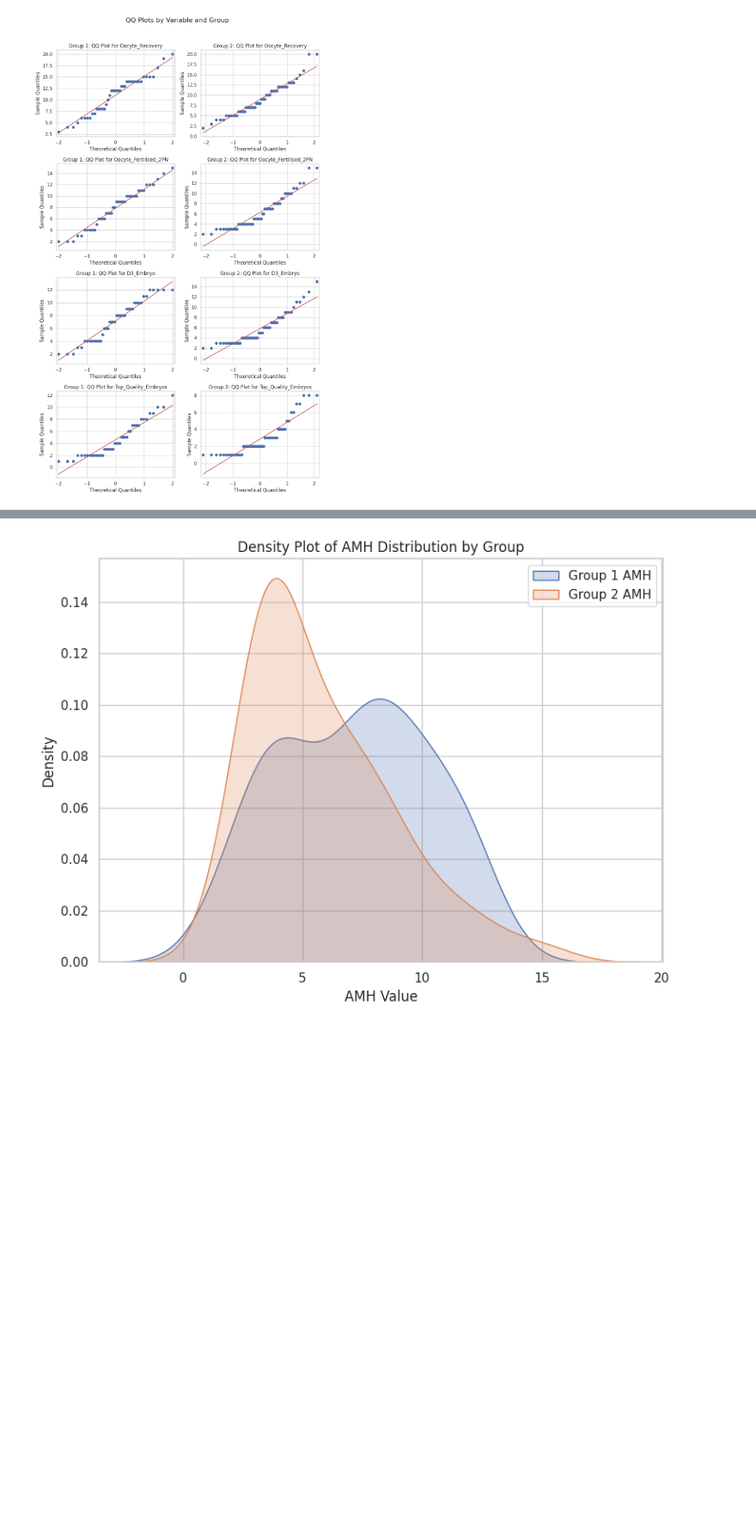
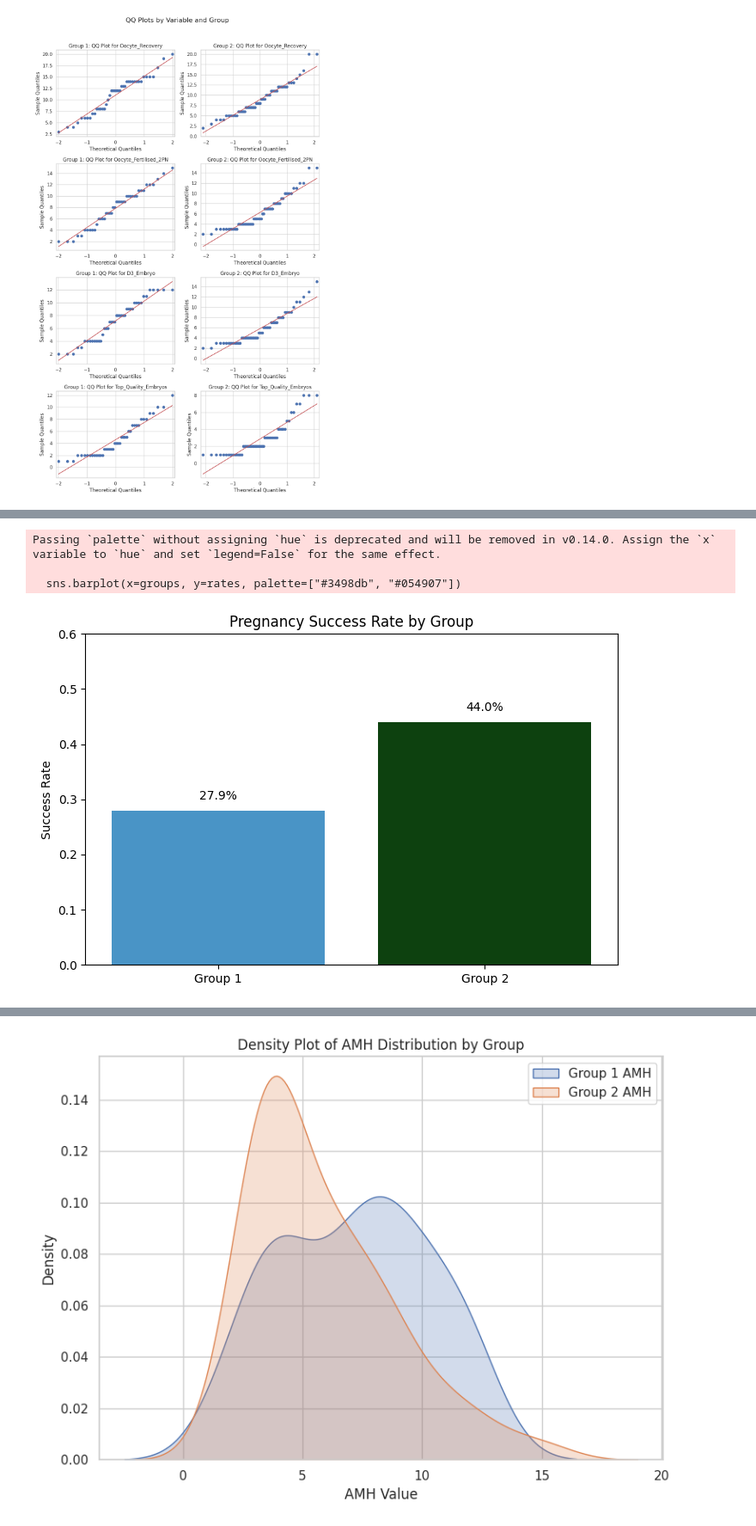
Before and after one commit to Sumit-Nayek/ML_Projects, a Jupyter notebook: T_test_for_2_Group_data_and_visualisation_for_comparison.ipynb, the cells around one changed output, grey strips where cells are left out. Shown at 86% size. Saved outputs shown, nothing was run; the diff lists cells and outputs as text; code cells hidden in the pictures; blank space fills up the shorter version.

```diff
--- a/T_test_for_2_Group_data_and_visualisation_for_comparison.ipynb
+++ b/T_test_for_2_Group_data_and_visualisation_for_comparison.ipynb
@@ -1147,0 +1187,20 @@ plt.show()
+# %%
+import matplotlib.pyplot as plt
+import seaborn as sns
+
+rates = [prop1, prop2]
+groups = ['Group 1', 'Group 2']
+
+plt.figure(figsize=(8,5))
+sns.barplot(x=groups, y=rates, palette=["#3498db", "#054907"])
+plt.title("Pregnancy Success Rate by Group")
+plt.ylabel("Success Rate")
+plt.ylim(0, 0.6)
+for i, rate in enumerate(rates):
+    plt.text(i, rate+0.02, f"{rate:.1%}", ha='center')
+plt.show()
+# %% [output]
+Passing `palette` without assigning `hue` is deprecated and will be removed in v0.14.0. Assign the `x` variable to `hue` and set `legend=False` for the same effect.
+
+  sns.barplot(x=groups, y=rates, palette=["#3498db", "#054907"])
+[figure, added]
```
Also changed, not shown: parts of 4 cells of this notebook.
